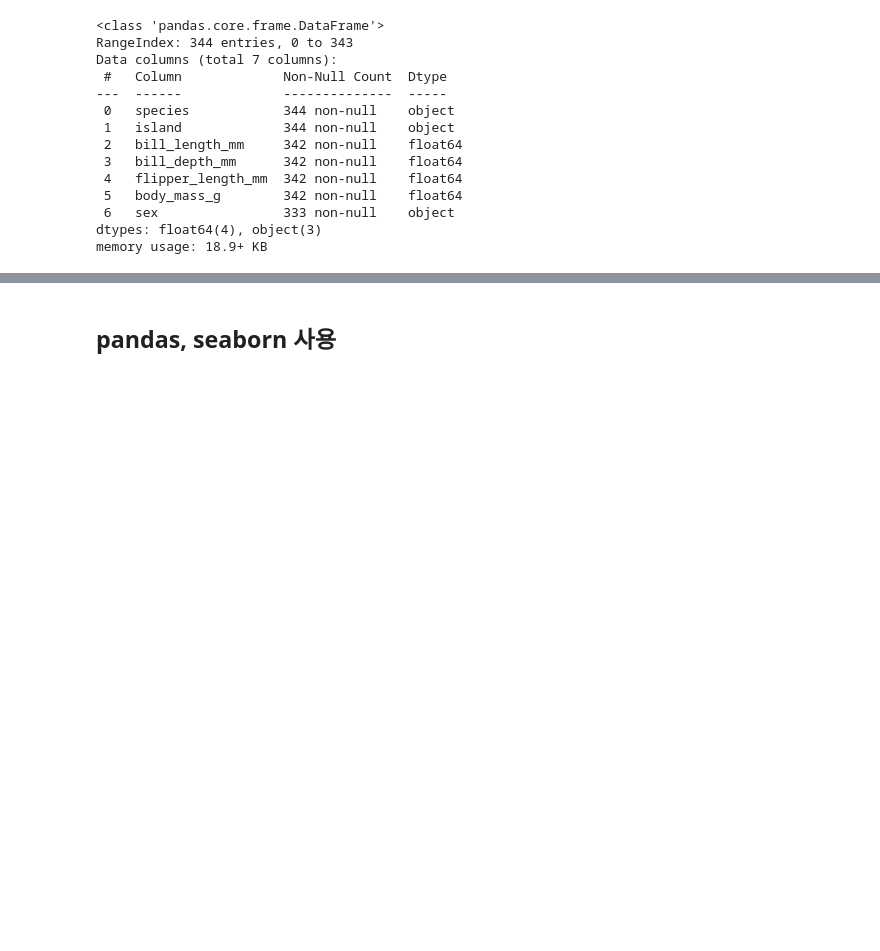
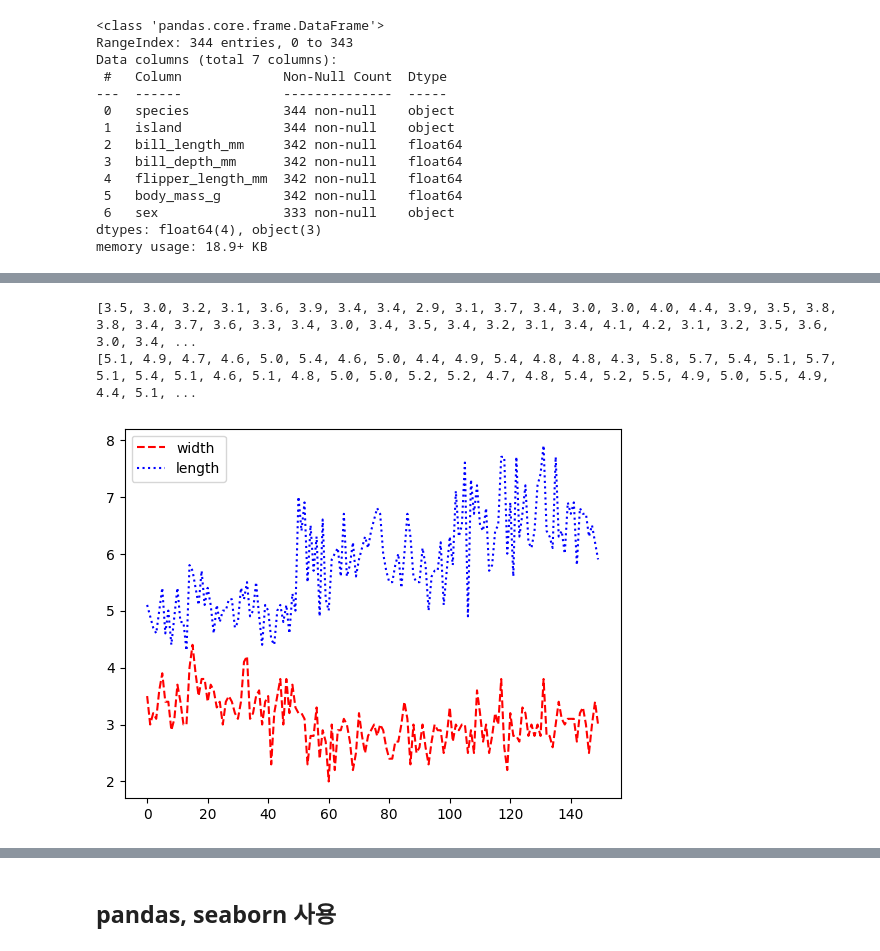
Before and after one commit to hvyrain/imis, a Jupyter notebook: 2023_2빅프기_종합복습_tips데이터.ipynb, the cells around one changed output, grey strips where cells are left out. Drawn from its saved outputs; the diff is of its cells as text; code cells hidden in the pictures; blank space fills up the shorter version.

```diff
--- a/2023_2빅프기_종합복습_tips데이터.ipynb
+++ b/2023_2빅프기_종합복습_tips데이터.ipynb
@@ -212,0 +271,4 @@ memory usage: 18.9+ KB
+# %%
+import csv
+data = csv.reader(open('iris.csv'))
+next(data)
@@ -212,0 +286,20 @@ memory usage: 18.9+ KB
+# %%
+width = []
+length = []
+for row in data :
+  width.append(float(row[2]))
+  length.append(float(row[1]))
+
+print(width)
+print(length)
+# %% [output]
+[3.5, 3.0, 3.2, 3.1, 3.6, 3.9, 3.4, 3.4, 2.9, 3.1, 3.7, 3.4, 3.0, 3.0, 4.0, 4.4, 3.9, 3.5, 3.8, 3.8, 3.4, 3.7, 3.6, 3.3, 3.4, 3.0, 3.4, 3.5, 3.4, 3.2, 3.1, 3.4, 4.1, 4.2, 3.1, 3.2, 3.5, 3.6, 3.0, 3.4, ...
+[5.1, 4.9, 4.7, 4.6, 5.0, 5.4, 4.6, 5.0, 4.4, 4.9, 5.4, 4.8, 4.8, 4.3, 5.8, 5.7, 5.4, 5.1, 5.7, 5.1, 5.4, 5.1, 4.6, 5.1, 4.8, 5.0, 5.0, 5.2, 5.2, 4.7, 4.8, 5.4, 5.2, 5.5, 4.9, 5.0, 5.5, 4.9, 4.4, 5.1, ...
+# %%
+import matplotlib.pyplot as plt
+plt.plot(width, 'r--', label='width')
+plt.plot(length, 'b:', label='length')
+plt.legend()
+plt.show()
+# %% [output]
+[figure, added]
```
Also changed, not shown: parts of 34 cells of this notebook.
